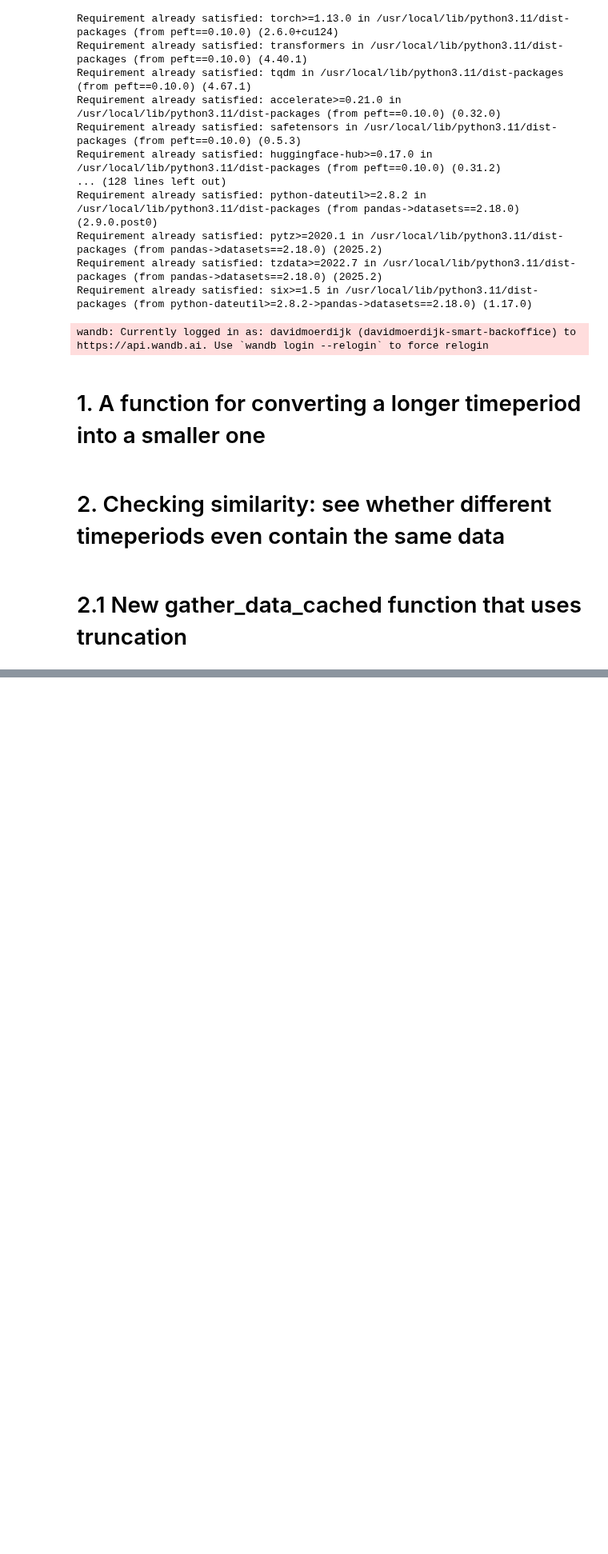
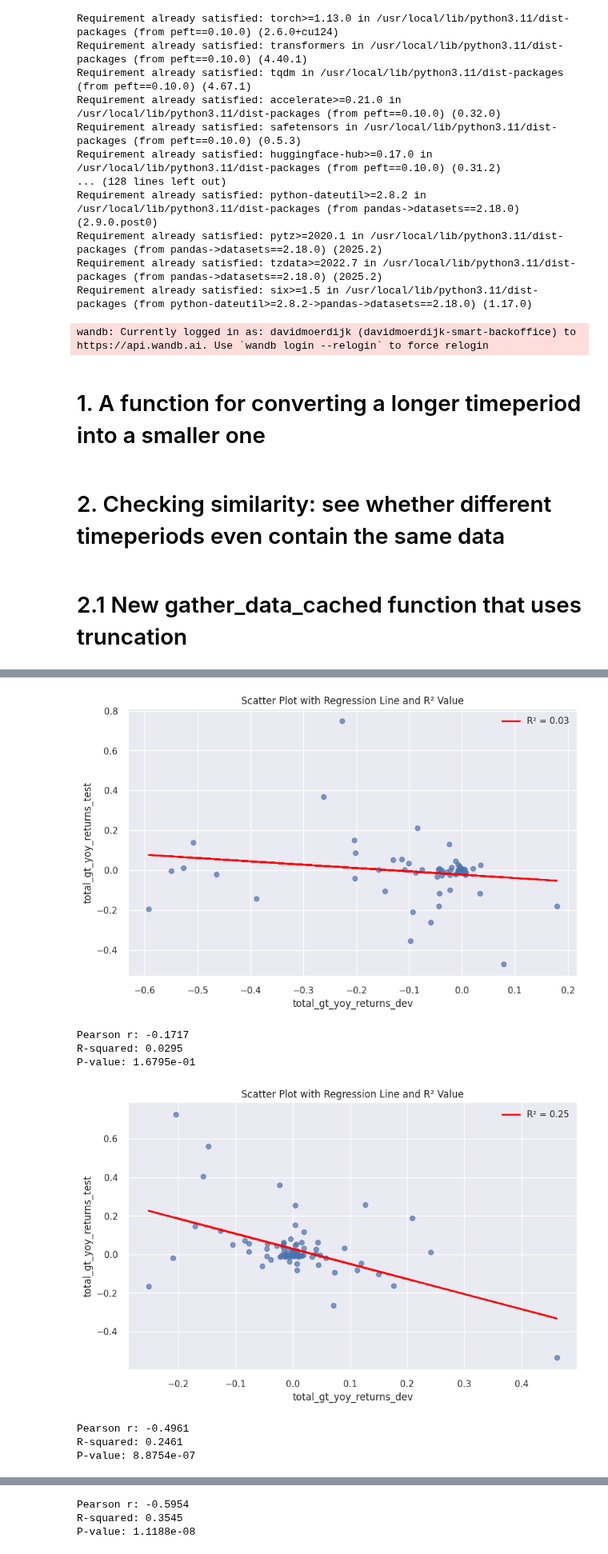
Before and after one commit to maviddoerdijk/bsc-thesis, a Jupyter notebook: exp/improve_timeperiods.ipynb, the cells around one changed output, grey strips where cells are left out. Shown at 80% size. Drawn from its saved outputs; the diff is of its cells as text; code cells hidden in the pictures; blank space fills up the shorter version.

Commit message:
Added tests on predictability of profitability

```diff
--- a/exp/improve_timeperiods.ipynb
+++ b/exp/improve_timeperiods.ipynb
@@ -420,0 +444,77 @@ creating large figure with 9 subplots
+# %%
+# Let's see how well validation YoY return predicts test YoY return.
+total_gt_yoy_returns_dev = []
+total_gt_yoy_returns_test = []
+
+start_year = 2008
+end_years = [2016, 2017, 2018, 2019, 2020, 2021, 2022, 2023, 2024]
+for end_year in end_years:
+  total_gt_yoy_returns_dev = []
+  total_gt_yoy_returns_test = []
+  startDateStrCurrent = f'{start_year}-01-01'
+  endDateStrCurrent = f'{end_year}-12-31'
+  startDateStrTestCurrent = f'{end_year}-01-01'
+  endDateStrTestCurrent = f'{end_year}-12-31'
+  train_frac_current, dev_frac_current = _get_train_dev_frac(startDateStrCurrent, endDateStrCurrent, startDateStrTestCurrent, endDateStrTestCurrent)
+
+  instrumentIdsNASDAQandNYSE = load_cached_etf_tickers()
+  data = gather_data_cached_using_truncate(startDateStrCurrent, endDateStrCurrent, instrumentIdsNASDAQandNYSE, cache_dir='../src/data/cache')
+
+  data_close_filtered_1, data_open_filtered_1, data_high_filtered_1, data_low_filtered_1, data_vol_filtered_1, data_original_format_filtered_1 = step_1_filter_remove_nans(data['close'], data['open'], data['high'], data['low'], data['vol'], data)
+  data_close_filtered_2, data_open_filtered_2, data_high_filtered_2, data_low_filtered_2, data_vol_filtered_2, data_original_format_filtered_2 = step_2_filter_liquidity(data_close_filtered_1, data_open_filtered_1, data_high_filtered_1, data_low_filtered_1, data_vol_filtered_1, data_original_format_filtered_1)
+
+  pairs_data_filtered = gather_pairs_data_cached(startDateStrCurrent, endDateStrCurrent, instrumentIdsNASDAQandNYSE, cache_dir='../src/data/cache')
+  if not pairs_data_filtered:
+    scores, pvalues, pairs = find_cointegrated_pairs(data_original_format_filtered_2)
+    pairs_data = {key:value[1]  for (key, value) in pairs.items()}
+    pairs_data = sorted(pairs_data.items(), key=lambda x: x[1])
+    pairs_data_filtered = filter_pairs_data(pairs_data)
+    # extra; save it if it wasn't already
+    save_pairs_data_filtered(pairs_data_filtered, startDateStrCurrent, endDateStrCurrent, instrumentIdsNASDAQandNYSE, cache_dir='../src/data/cache')
+  for i in tqdm(range(len(pairs_data_filtered)), desc = f"Gathering val MSE and returns.."):
+      ticker_a, ticker_b = pairs_data_filtered[i][0][0], pairs_data_filtered[i][0][1]
+      pairs_timeseries_df = combine_pairs_data(data_close_filtered_2, data_open_filtered_2, data_high_filtered_2, data_low_filtered_2, data_vol_filtered_2, ticker_a, ticker_b)
+      output = get_gt_yoy_returns_test_dev(pairs_timeseries_df, dev_frac=dev_frac_current, train_frac=train_frac_current, look_back=1)
+      total_gt_yoy_returns_dev.append(output['gt_yoy_dev'])
+      total_gt_yoy_returns_test.append(output['gt_yoy_test'])
+  # Assuming total_gt_yoy_returns_dev and total_gt_yoy_returns_test are 1D numpy arrays or lists
+  x = np.array(total_gt_yoy_returns_dev).reshape(-1, 1)
+  y = np.array(total_gt_yoy_returns_test)
+
+  # fill x and y with 0 if nan
+  x = np.nan_to_num(x)
+  y = np.nan_to_num(y)
+
+  # Compute Pearson correlation
+  r, p_value = pearsonr(x.flatten(), y)
+  r_squared = r**2
+
+  # Fit a linear regression model
+  model = LinearRegression()
+  model.fit(x, y)
+  y_pred = model.predict(x)
+
+  # Plot the scatter and regression line
+  plt.figure(figsize=(10, 6))
+  sns.set(style="darkgrid")
+  plt.scatter(x, y, alpha=0.7)
+  plt.plot(x, y_pred, color='red', linewidth=2, label=f'R² = {r_squared:.2f}')
+  plt.xlabel('total_gt_yoy_returns_dev')
+  plt.ylabel('total_gt_yoy_returns_test')
+  plt.title('Scatter Plot with Regression Line and R² Value')
+  plt.legend()
+  plt.show()
+
+  # Optional: print the statistics
+  print(f"Pearson r: {r:.4f}")
+  print(f"R-squared: {r_squared:.4f}")
+  print(f"P-value: {p_value:.4e}")
+# %% [output]
+[figure, added]
+Pearson r: -0.1717
+R-squared: 0.0295
+P-value: 1.6795e-01
+[figure, added]
+Pearson r: -0.4961
+R-squared: 0.2461
+P-value: 8.8754e-07
@@ -420,0 +522,3 @@ creating large figure with 9 subplots
+Pearson r: -0.5954
+R-squared: 0.3545
+P-value: 1.1188e-08
```
Also changed, not shown: parts of 7 cells of this notebook.
